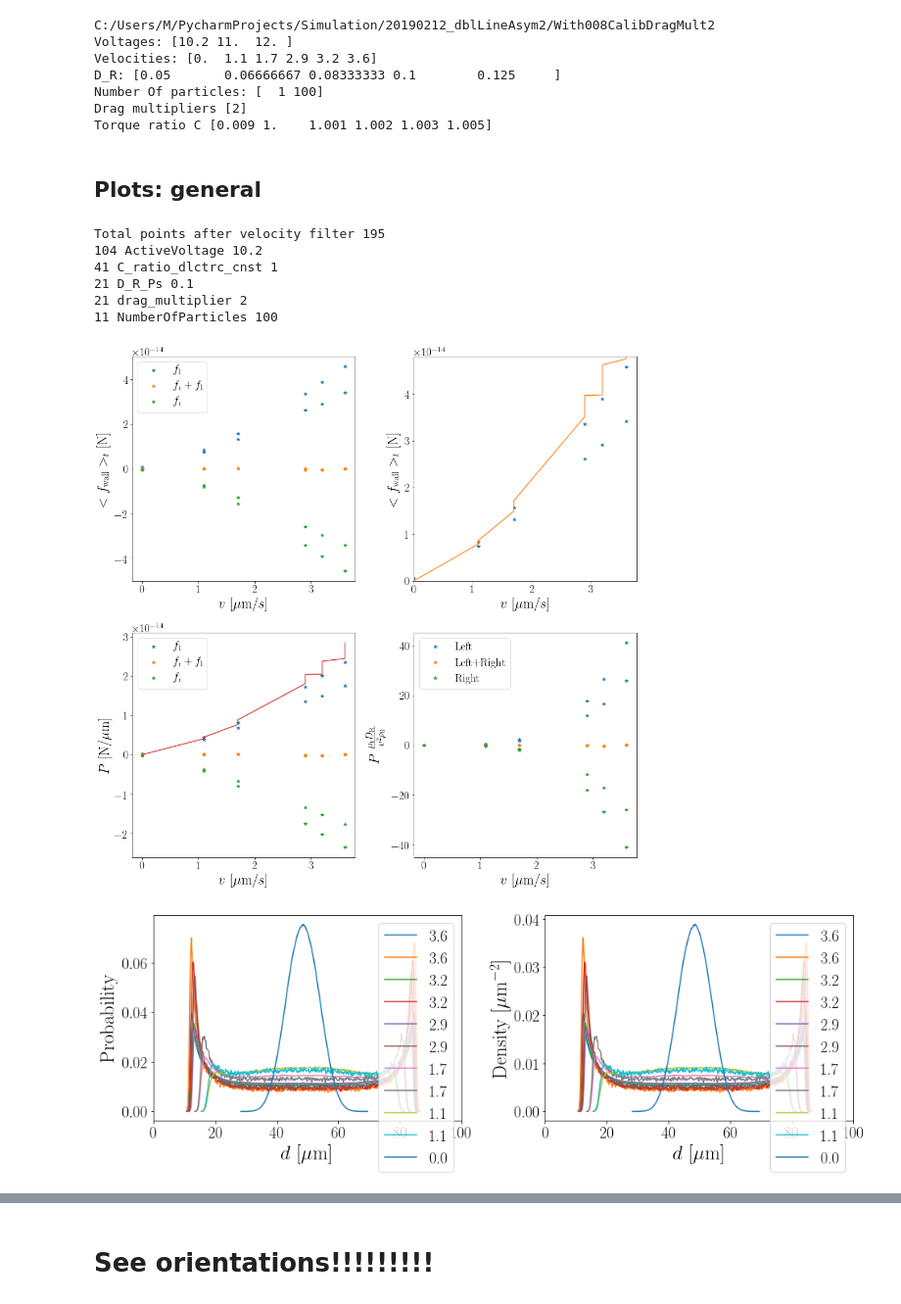
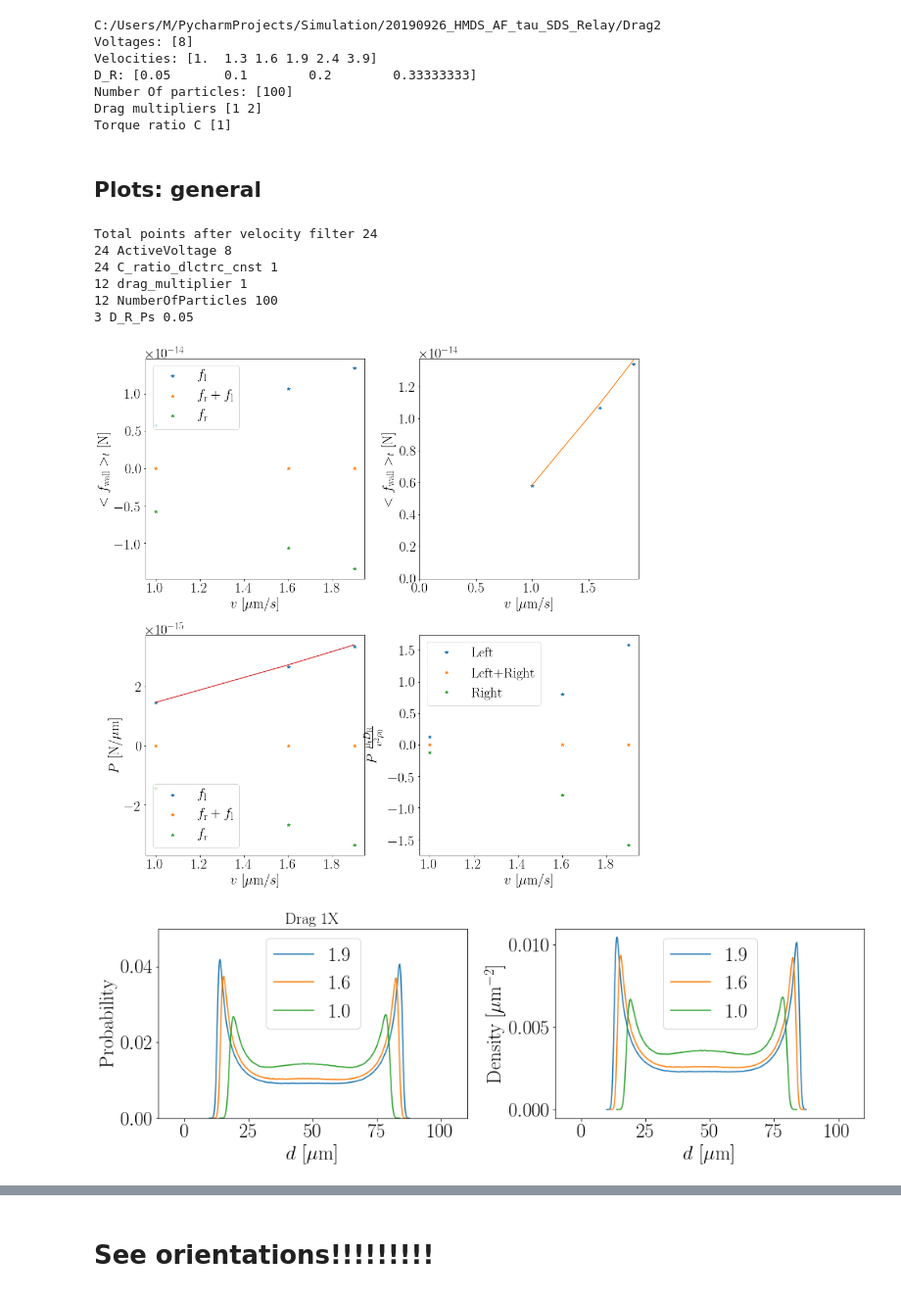
Before and after one commit to MichaHK/Simulation, a Jupyter notebook: SimulationResultsVisualization.ipynb, the cells around one changed output, grey strips where cells are left out. Shown: that part at 98% size. Saved outputs shown, nothing was run; the diff lists cells and outputs as text; code cells hidden in the pictures.

```diff
--- a/SimulationResultsVisualization.ipynb
+++ b/SimulationResultsVisualization.ipynb
@@ -51,12 +73,15 @@ from IPython.display import Markdown
 # subFolder='Simul_20190212_dblLineAsym2_n4'
 
 # subFolder='ExtremeAsymBiharmonic'
-subFolder='20190212_dblLineAsym2/With008CalibDragMult2' # agrees with theory P, as long as low persistence length compared to bulk
 # subFolder='ThermalLimitBiHarmonic'
 # subFolder='ThermalLimitBiHarmonicSym2'
 
 # subFolder='ExtremeAsymHarmonicAgain2'
 
+subFolder='20190926_HMDS_AF_tau_SDS_Relay/Drag2' # agrees with theory P, as long as low persistence length compared to bulk
+# subFolder='20190212_dblLineAsym2/With008CalibDragMult2' # agrees with theory P, as long as low persistence length compared to bulk
+
+
 CurrentFolder=os.getcwd()
 CurrentFolder=CurrentFolder.replace('\\',r'/')+'/'+subFolder
 # %%
@@ -77,30 +102,28 @@ print('Number Of particles:',np.sort(pd.unique(DataSummary['NumberOfParticles'])
 print('Drag multipliers', np.sort(pd.unique(DataSummary['drag_multiplier'])))
 print('Torque ratio C', np.sort(pd.unique(DataSummary['C_ratio_dlctrc_cnst'])))
 # %% [output]
-C:/Users/M/PycharmProjects/Simulation/20190212_dblLineAsym2/With008CalibDragMult2
-Voltages: [10.2 11.  12. ]
-Velocities: [0.  1.1 1.7 2.9 3.2 3.6]
-D_R: [0.05       0.06666667 0.08333333 0.1        0.125     ]
-Number Of particles: [  1 100]
-Drag multipliers [2]
-Torque ratio C [0.009 1.    1.001 1.002 1.003 1.005]
+C:/Users/M/PycharmProjects/Simulation/20190926_HMDS_AF_tau_SDS_Relay/Drag2
+Voltages: [8]
+Velocities: [1.  1.3 1.6 1.9 2.4 3.9]
+D_R: [0.05       0.1        0.2        0.33333333]
+Number Of particles: [100]
+Drag multipliers [1 2]
+Torque ratio C [1]
 # %% [markdown]
 ## Plots: general
 # %%
 # ADd feature to sum pressure only on last frames, using coords.
 PlotVariables=['ActiveVoltage', 'velocity_umPs', 'D_R_Ps', 'NumberOfParticles', 'C_ratio_dlctrc_cnst', 'drag_multiplier']
 VariableStrings=['$V$ [V]', '$v$ [$\mu$m/$s$]','D_{\mathrm{R}}', '\# particles', 'C ratio','drag_multiplier']
-indsToConstantVariables=(0,4,2,5, 3);
-ValuesOfConstantVariables=[10.2,1,1/10,2, 100]
-# ValuesOfConstantVariables=[12,1,1/10,2]
-# ValuesOfConstantVariables=[11.5,1,1/8,2]
-# ValuesOfConstantVariables=[12,1,1/8,2]
+indsToConstantVariables=(0,4,5,3,2);
+ValuesOfConstantVariables=[8,1,1,100,1/20]
 
 MaximalVelocity = 4
-# ChosenVelocities=[3.7, 3.2, 2.9, 1.7, 1.5, 1.1]
+ChosenVelocities=[1, 1.6, 1.9]
 PlotTheory=True
 ForceProbCenter=True
-XlimForDensityPlot=(0,100)
+UseChosenVelocitiesOnly = True
+XlimForDensityPlot=(-10,110)
 ind_to_X_axis=1
 ind_to_legend=1 # legend of the density plot.
 # %%
@@ -109,6 +132,8 @@ if 1: # filter results
     ConstantVariableNames=itemgetter(*indsToConstantVariables)(PlotVariables)
     DFforPlot=DataSummary.copy()
     DFforPlot=DFforPlot.loc[DFforPlot['velocity_umPs']<MaximalVelocity]
+    if UseChosenVelocitiesOnly:
+        DFforPlot=DFforPlot.loc[DFforPlot['velocity_umPs'].isin(ChosenVelocities)]
     print('Total points after velocity filter', len(DFforPlot))
     for ConstantVariableName,ValueOfConstantVariable in zip(ConstantVariableNames,ValuesOfConstantVariables):
         if ConstantVariableName in DFforPlot.columns:
@@ -191,8 +216,9 @@ if 1: # Plots: density plots.
     ax[1].legend(legend, loc=0)
     ax[1].set_xlim(XlimForDensityPlot)
     ax[0].set_xlim(XlimForDensityPlot)
-
-    plt.tight_layout()
+    ax[0].set_ylim([0,0.05]);
+    ax[0].set_title('Drag ' + str(DFforPlot['drag_multiplier'].values[0]) + 'X', fontsize = 20)
+    fig.tight_layout()
 if PlotTheory: # Solon's theory for no-Torque partilces
     # pressure
     DensityAtCenter=ProbsAtCenter*DFforPlot['NumberOfParticles']/DFforPlot['BoxX_um']
@@ -203,7 +229,7 @@ if PlotTheory: # Solon's theory for no-Torque partilces
     # force per particle
     TheorF=TheorP/NumberOfParticlesArray*DFforPlot['BoxX_um']
     ax1[0,1].plot(X_axis,TheorF)
-if 1: # plot force profile, after considering force factor
+if 0: # plot force profile, after considering force factor
     ForceProfileFile=glob.glob(CurrentFolder+'/*ForceProfile.csv')[0]
     ForceProfileFile=ForceProfileFile.replace('\\','/')
     x_axis_um=np.loadtxt(ForceProfileFile, delimiter=",")[:,0]
@@ -211,39 +237,39 @@ if 1: # plot force profile, after considering force factor
     if DFforPlot['ForceFactor'].std()!=0:
         print('WARNING: files have different force factors. The plotted force profile was caluclated using average. This should not affect the pressure and force values')
     plt.figure(figsize=(7,5))
     plt.plot(x_axis_um, F_profile_N)
     plt.xlabel('$d$ [$\mu$m]',fontsize=25)
     plt.ylabel('$f_{\mathrm{wall}}$ [N]',fontsize=25)
-if 1: # Plots: Probability plots.
+if 0: # Plots: Probability plots.
     plt.figure(figsize=[10,5])
     legend=DFforPlot[PlotVariables[ind_to_legend]].values
     for filenameBase,velocity,Voltage,NumberOfParticles in zip(DFforPlot['filenameBase'].values[:],
                                                            DFforPlot['velocity_umPs'].values[:],
                                                            DFforPlot['ActiveVoltage'].values[:],
                                                            DFforPlot['NumberOfParticles'].values):
         filename=CurrentFolder+'/'+filenameBase+('_PDfunc.csv')
         pdf=pd.read_csv(filename)['pdf']
         x_um=pd.read_csv(filename)['x_um']
         plt.plot(x_um,pdf)
         # get density using meta file
         metafilename=CurrentFolder+'/'+filenameBase+('_MetaData.csv')
         ChannelLength_um=pd.read_csv(metafilename)['ChannelLength_um'].values[0]
         BoxX_um=pd.read_csv(metafilename, index_col=False)['BoxX_um'].values[0]
         density=pdf*NumberOfParticles/BoxX_um # you can check this expression using np.sum(density*np.diff(x_um).mean()*BoxX), an integration over density
         ForcedDensityAtCneter.append(density[int(len(density)/2-1)])
     plt.ylabel('Probability',fontsize=25)
     plt.xlabel('$d$ [$\mu$m]',fontsize=25)
     plt.xticks(fontsize=25);
     plt.yticks(fontsize=25);
     plt.legend(legend, loc=0)
     plt.xlim([-10,110]);
 plt.tight_layout()
 # %% [output]
-Total points after velocity filter 195
-104 ActiveVoltage 10.2
-41 C_ratio_dlctrc_cnst 1
-21 D_R_Ps 0.1
-21 drag_multiplier 2
-11 NumberOfParticles 100
+Total points after velocity filter 24
+24 ActiveVoltage 8
+24 C_ratio_dlctrc_cnst 1
+12 drag_multiplier 1
+12 NumberOfParticles 100
+3 D_R_Ps 0.05
-[figure, old version]
+[figure, new version]
-[figure, old version]
+[figure, new version]
```
Also changed, not shown: parts of 4 cells of this notebook, 2 other files.
